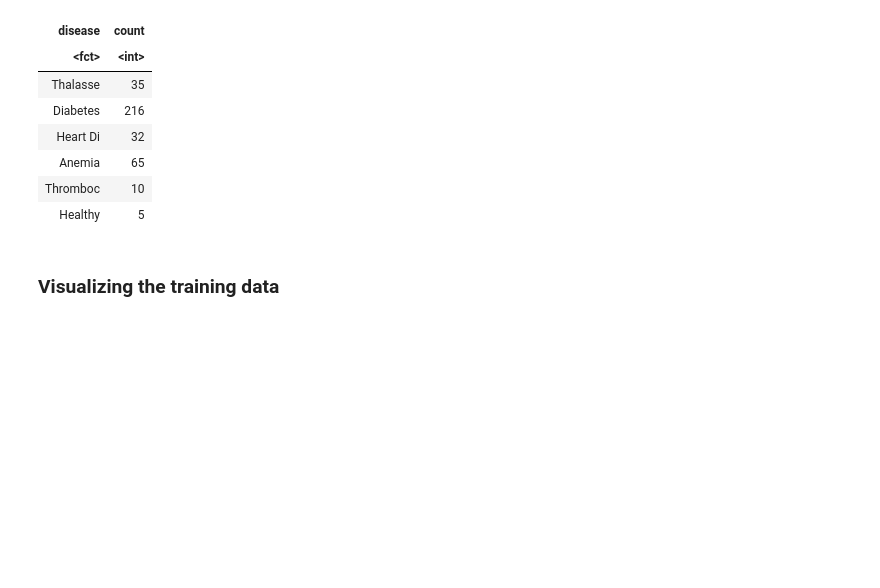
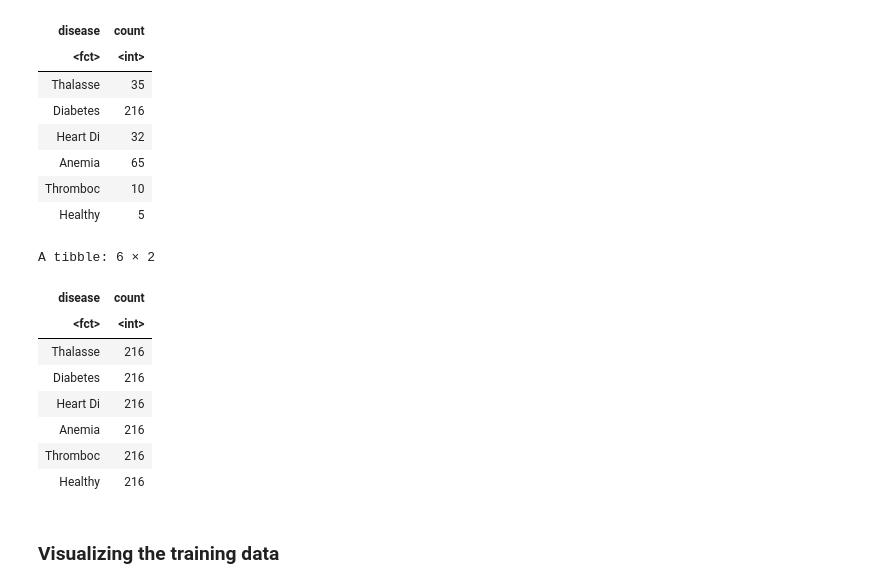
Before and after one commit to kevin-wu01/dsci-100-2023w2-group-39, a Jupyter notebook: group_project_report.ipynb, the cells around one changed output. Drawn from its saved outputs; the diff is of its cells as text; code cells hidden in the pictures; blank space fills up the shorter version.

Commit message:
fix upsample

```diff
--- a/group_project_report.ipynb
+++ b/group_project_report.ipynb
@@ -125,14 +126,25 @@ A tibble: 6 × 2
 # %%
 ups_recipe <- recipe(disease ~ ., data = training_blood_samples) |>
     step_upsample(disease, over_ratio = 1, skip = FALSE) |>
     prep()
 
-upsampled_cancer <- bake(ups_recipe, training_blood_samples)
+training_blood_samples <- bake(ups_recipe, training_blood_samples)
 
-
-training_blood_samples <- upsampled_cancer |>
+obersvation_count <- training_blood_samples |>
             group_by(disease) |>
             summarize(count = n())
+
+obersvation_count
+# %% [output]
+A tibble: 6 × 2
+| disease | count |
+| <fct> | <int> |
+| Thalasse | 216 |
+| Diabetes | 216 |
+| Heart Di | 216 |
+| Anemia | 216 |
+| Thromboc | 216 |
+| Healthy | 216 |
 # %% [markdown]
 ### Visualizing the training data
 # %% [markdown]
```
Also changed, not shown: parts of 3 cells of this notebook.
